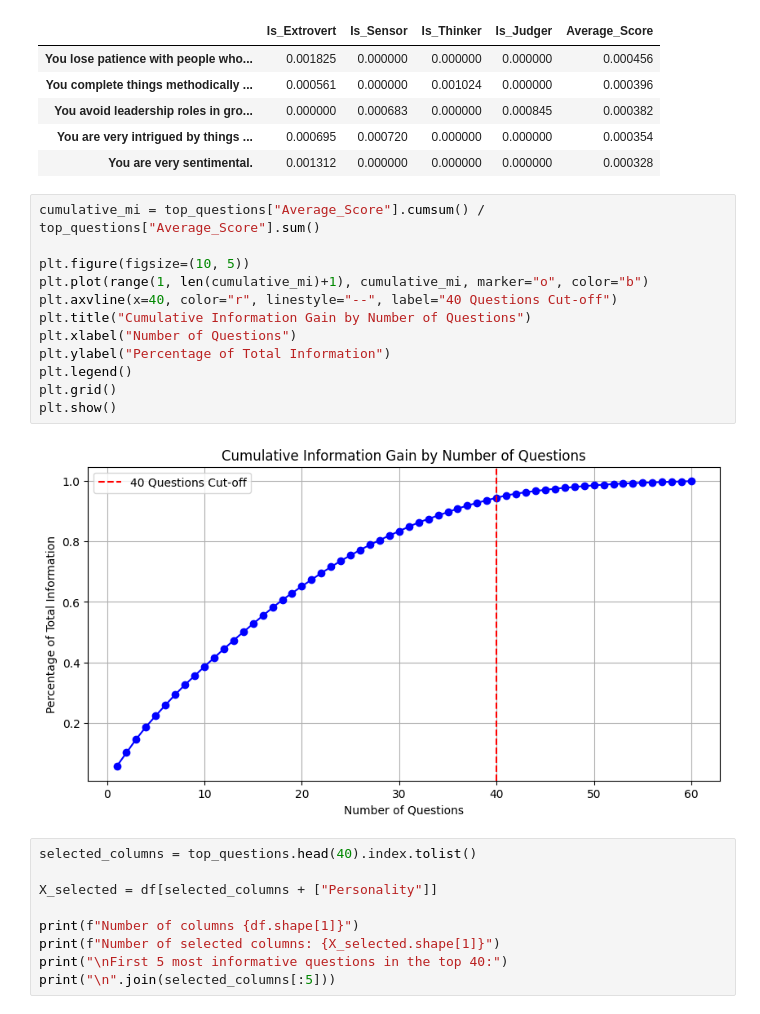
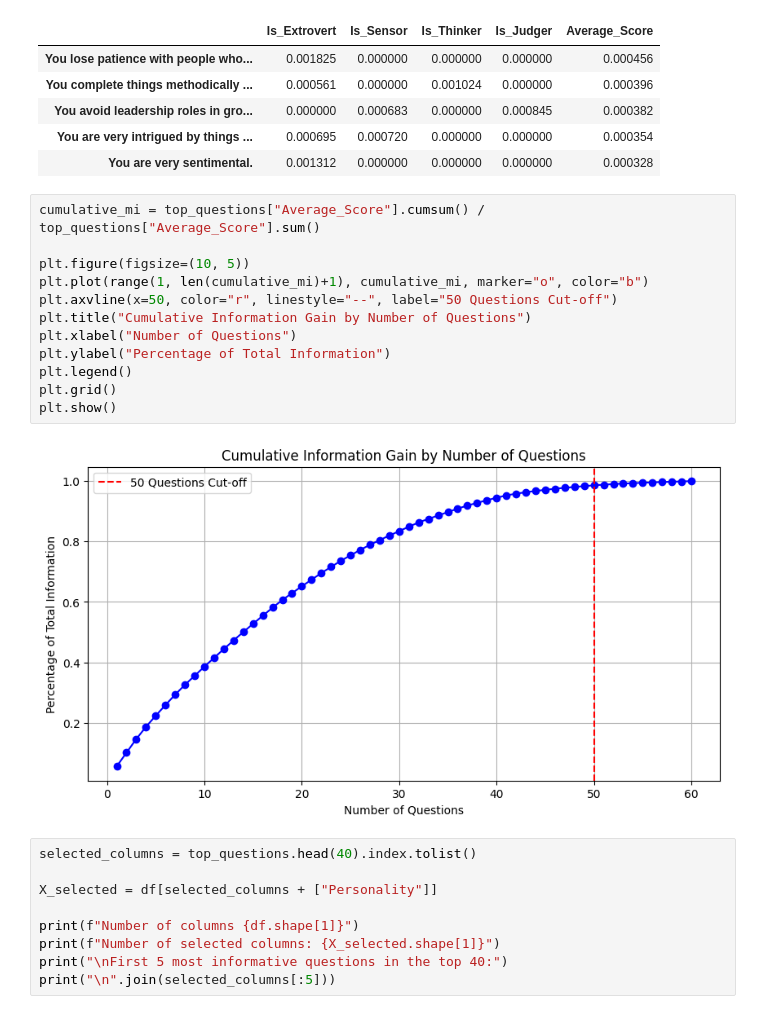
Before and after one commit to Nourelden85/Personality-Predictor, a Jupyter notebook: notebooks/02_eda.ipynb, the cells around one changed output. Cells and saved outputs as stored; diff of their text form.

```diff
--- a/notebooks/02_eda.ipynb
+++ b/notebooks/02_eda.ipynb
@@ -184,17 +184,17 @@ top_questions.tail()
 # %%
 cumulative_mi = top_questions["Average_Score"].cumsum() / top_questions["Average_Score"].sum()
 
 plt.figure(figsize=(10, 5))
 plt.plot(range(1, len(cumulative_mi)+1), cumulative_mi, marker="o", color="b")
-plt.axvline(x=40, color="r", linestyle="--", label="40 Questions Cut-off")
+plt.axvline(x=50, color="r", linestyle="--", label="50 Questions Cut-off")
 plt.title("Cumulative Information Gain by Number of Questions")
 plt.xlabel("Number of Questions")
 plt.ylabel("Percentage of Total Information")
 plt.legend()
 plt.grid()
 plt.show()
 # %% [output]
-[figure, old version]
+[figure, new version]
 # %%
 selected_columns = top_questions.head(40).index.tolist()
 
```
Also changed, not shown: parts of 1 cell of this notebook, 1 other file.
